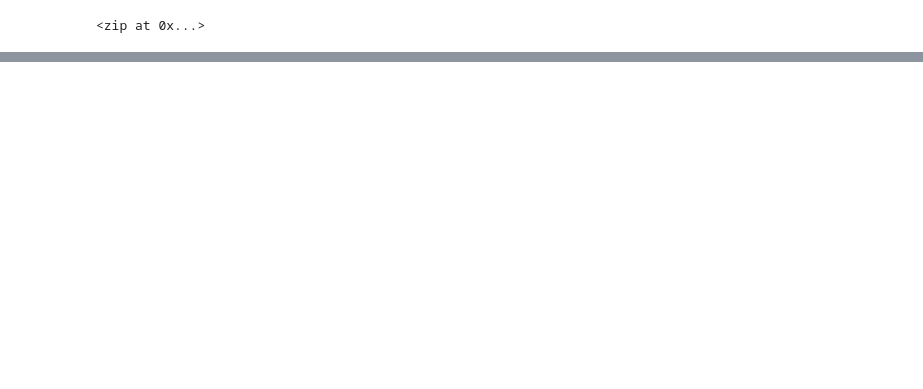
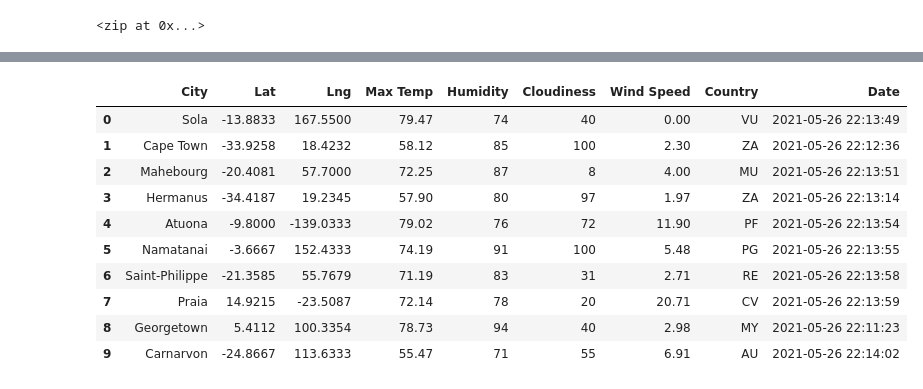
Before and after one commit to bnbullock/World_Weather_Analysis, a Jupyter notebook: WeatherPy.ipynb, the cells around one changed output, grey strips where cells are left out. Saved outputs shown, nothing was run; the diff lists cells and outputs as text; code cells hidden in the pictures; blank space fills up the shorter version.

```diff
--- a/WeatherPy.ipynb
+++ b/WeatherPy.ipynb
@@ -33,0 +44,4 @@ len(cities)
+# %%
+# Starting URL for Weather Map API Call.
+url = "http://api.openweathermap.org/data/2.5/weather?units=Imperial&APPID=" + weather_api_key
+print(url)
@@ -33,0 +128,16 @@ len(cities)
+# %%
+# Convert the array of dictionaries to a Pandas DataFrame.
+city_data_df = pd.DataFrame(city_data)
+city_data_df.head(10)
+# %% [output]
+|  | City | Lat | Lng | Max Temp | Humidity | Cloudiness | Wind Speed | Country | Date |
+| 0 | Sola | -13.8833 | 167.5500 | 79.47 | 74 | 40 | 0.00 | VU | 2021-05-26 22:13:49 |
+| 1 | Cape Town | -33.9258 | 18.4232 | 58.12 | 85 | 100 | 2.30 | ZA | 2021-05-26 22:12:36 |
+| 2 | Mahebourg | -20.4081 | 57.7000 | 72.25 | 87 | 8 | 4.00 | MU | 2021-05-26 22:13:51 |
+| 3 | Hermanus | -34.4187 | 19.2345 | 57.90 | 80 | 97 | 1.97 | ZA | 2021-05-26 22:13:14 |
+| 4 | Atuona | -9.8000 | -139.0333 | 79.02 | 76 | 72 | 11.90 | PF | 2021-05-26 22:13:54 |
+| 5 | Namatanai | -3.6667 | 152.4333 | 74.19 | 91 | 100 | 5.48 | PG | 2021-05-26 22:13:55 |
+| 6 | Saint-Philippe | -21.3585 | 55.7679 | 71.19 | 83 | 31 | 2.71 | RE | 2021-05-26 22:13:58 |
+| 7 | Praia | 14.9215 | -23.5087 | 72.14 | 78 | 20 | 20.71 | CV | 2021-05-26 22:13:59 |
+| 8 | Georgetown | 5.4112 | 100.3354 | 78.73 | 94 | 40 | 2.98 | MY | 2021-05-26 22:11:23 |
+| 9 | Carnarvon | -24.8667 | 113.6333 | 55.47 | 71 | 55 | 6.91 | AU | 2021-05-26 22:14:02 |
```
Also changed, not shown: parts of 9 cells of this notebook, 4 other files.
